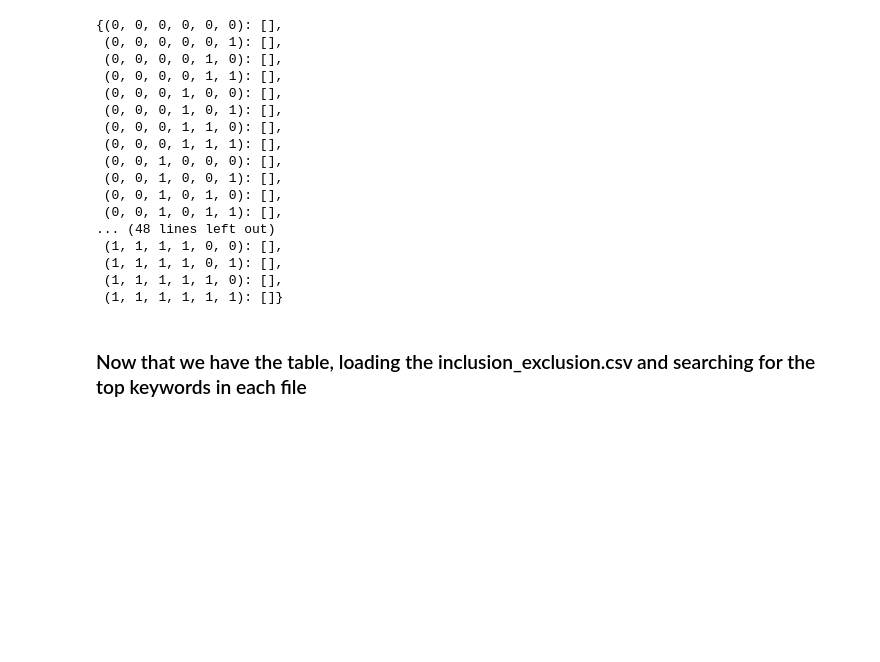
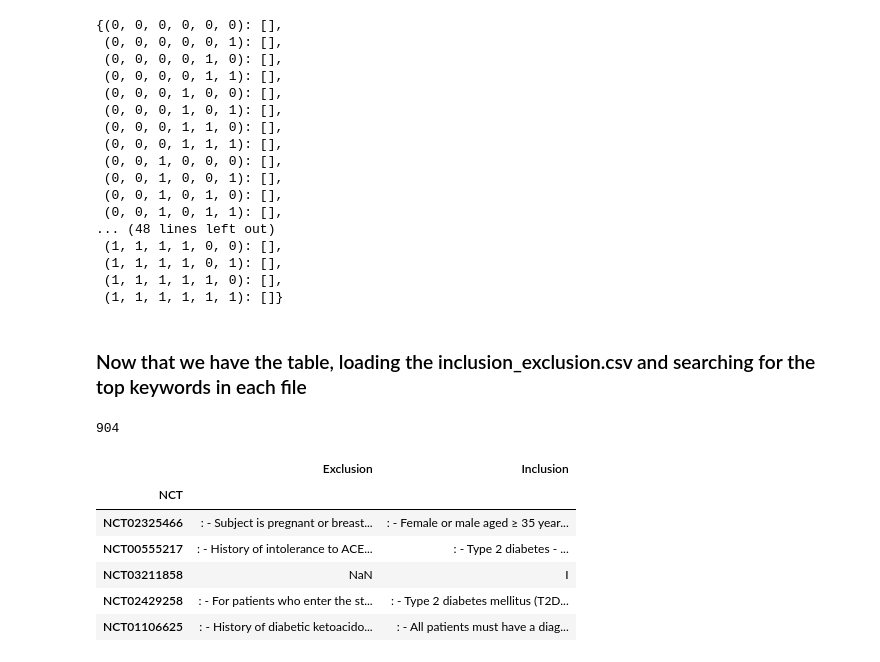
Before and after one commit to mihirchakradeo/ClinicalTrials, a Jupyter notebook: Week 7 - parsing_for_hb/comparison_features.ipynb, the cells around one changed output. Cells and saved outputs as stored; diff of their text form; code cells hidden in the pictures; blank space fills up the shorter version.

```diff
--- a/Week 7 - parsing_for_hb/comparison_features.ipynb
+++ b/Week 7 - parsing_for_hb/comparison_features.ipynb
@@ -101,3 +101,23 @@ table
  (1, 1, 1, 1, 1, 1): []}
 # %% [markdown]
 ### Now that we have the table, loading the inclusion_exclusion.csv and searching for the top keywords in each file
+# %%
+inc_ex_df = pd.read_csv('inclusion_exclusion.csv')
+# %%
+inc_ex_df = inc_ex_df.set_index('NCT')
+# %%
+inc_ex_df = inc_ex_df.drop(['Unnamed: 0'], axis=1)
+# %%
+len(inc_ex_df)
+# %% [output]
+904
+# %%
+inc_ex_df.head()
+# %% [output]
+|  | Exclusion | Inclusion |
+| NCT |  |  |
+| NCT02325466 | : - Subject is pregnant or breast... | : - Female or male aged ≥ 35 year... |
+| NCT00555217 | : - History of intolerance to ACE... | : - Type 2 diabetes - ... |
+| NCT03211858 | NaN | I |
+| NCT02429258 | : - For patients who enter the st... | : - Type 2 diabetes mellitus (T2D... |
+| NCT01106625 | : - History of diabetic ketoacido... | : - All patients must have a diag... |
```
Also changed, not shown: parts of 6 cells of this notebook, 1 other file.
